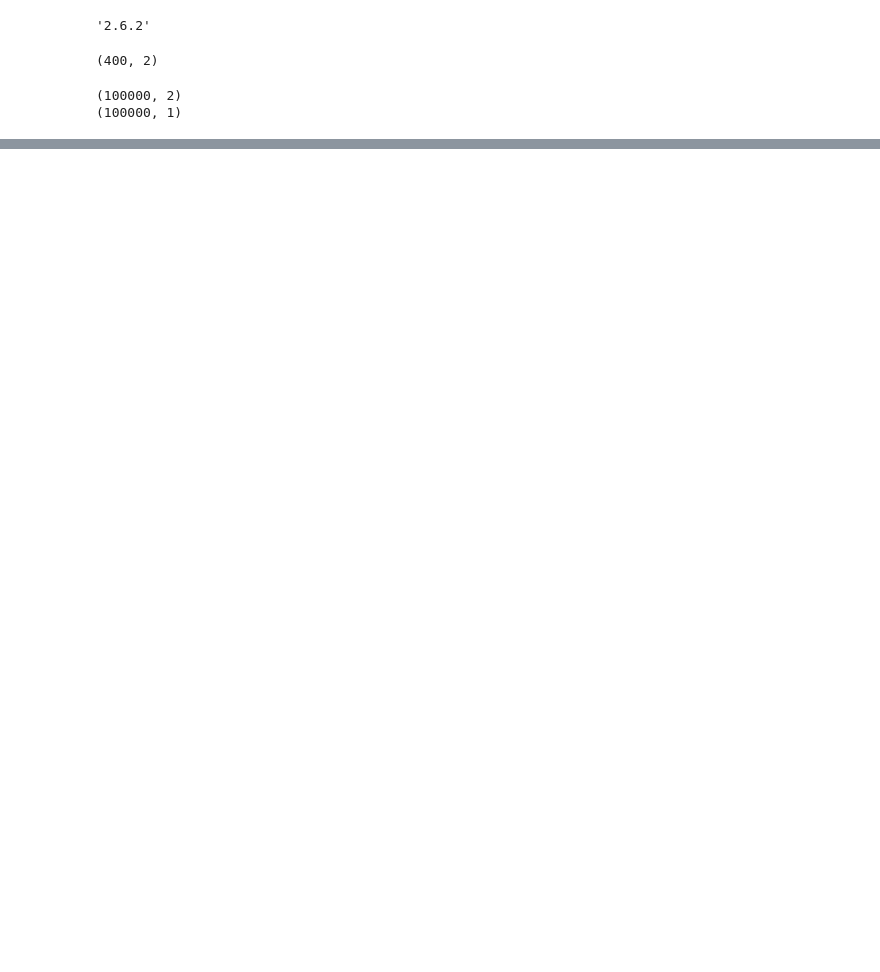
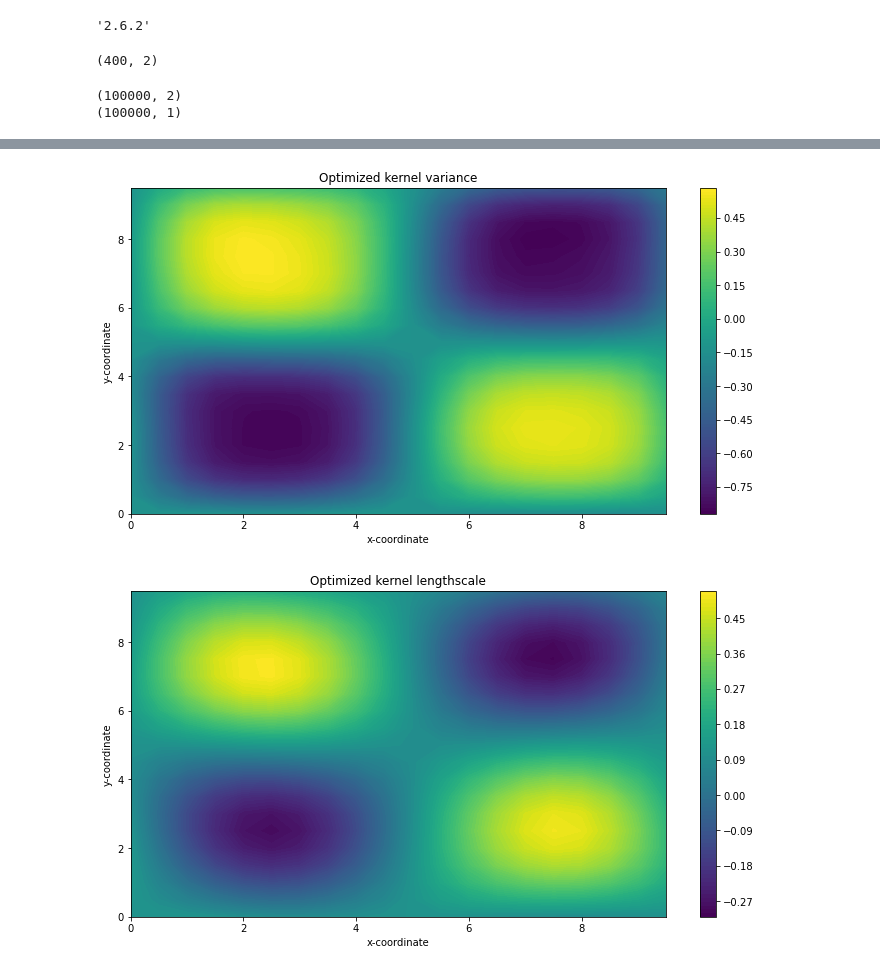
Before and after one commit to ctorney/gp-move-spatial-vi, a Jupyter notebook: synthetic_inference/inference.ipynb, the cells around one changed output, grey strips where cells are left out. Cells and saved outputs as stored; diff of their text form; code cells hidden in the pictures; blank space fills up the shorter version.

```diff
--- a/synthetic_inference/inference.ipynb
+++ b/synthetic_inference/inference.ipynb
@@ -2143,0 +314,21 @@ m.T[0].shape
+# %%
+
+mean_list, var_list = vgp.get_marginal(x_grid[None])
+
+len_grid = mean_list[0].numpy().reshape(grid_size,grid_size)
+var_grid = mean_list[1].numpy().reshape(grid_size,grid_size)
+plt.contourf(xx,yy, var_grid,levels=100)
+plt.colorbar()
+plt.xlabel('x-coordinate')
+plt.ylabel('y-coordinate')
+plt.title('Optimized kernel variance')
+plt.show()
+plt.contourf(xx,yy,len_grid,levels=100)
+plt.colorbar()
+plt.xlabel('x-coordinate')
+plt.ylabel('y-coordinate')
+plt.title('Optimized kernel lengthscale')
+plt.show()
+# %% [output]
+[figure, added]
+[figure, added]
```
Also changed, not shown: parts of 175 cells of this notebook.
